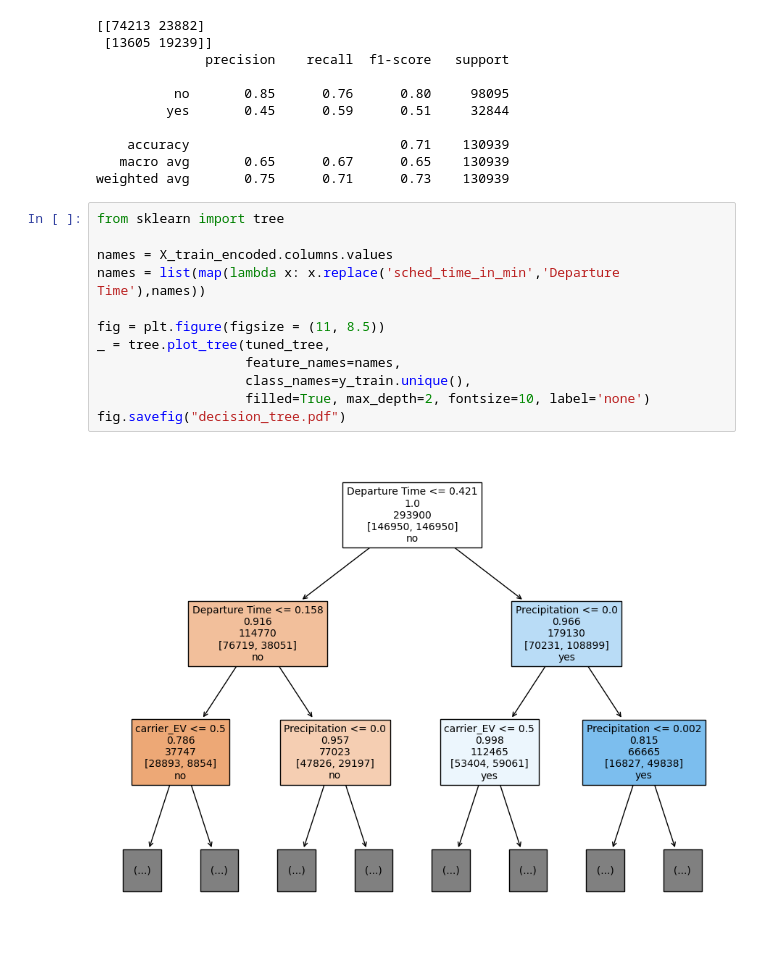
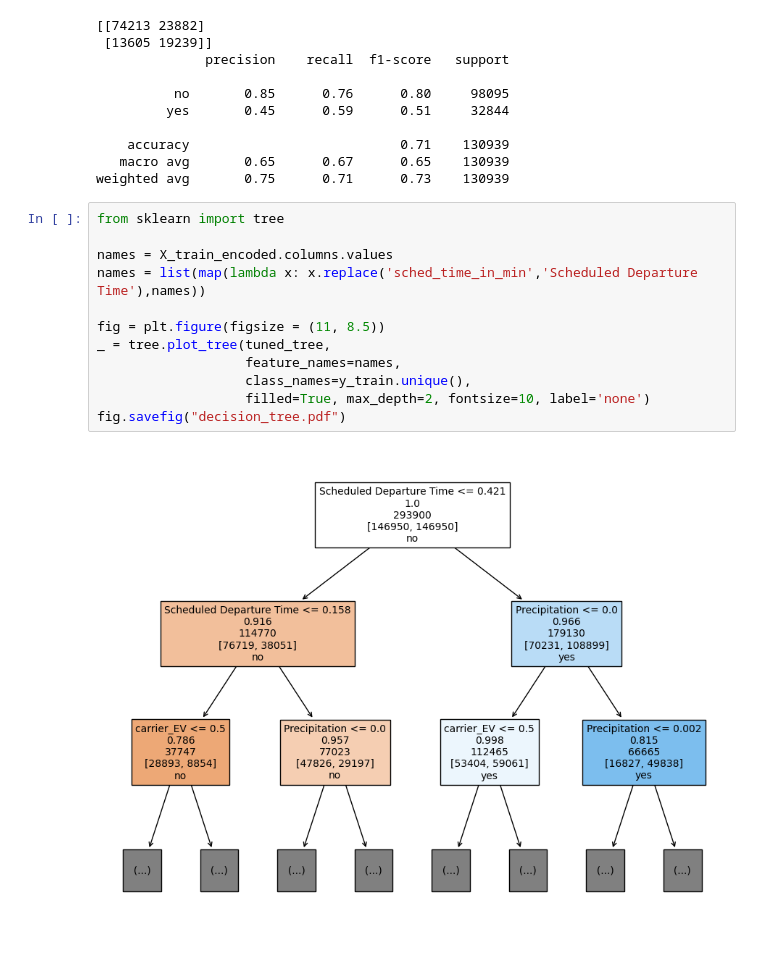
Before and after one commit to hughman98/Determining-Causes-of-Flight-Delays-CSC-522, a Jupyter notebook: code/DecisionTree.ipynb, the cells around one changed output. Drawn from its saved outputs; the diff is of its cells as text.

Commit message:
Formatted tree image output

```diff
--- a/code/DecisionTree.ipynb
+++ b/code/DecisionTree.ipynb
@@ -167,14 +167,14 @@ weighted avg       0.75      0.71      0.73    130939
 # %%
 from sklearn import tree
 
 names = X_train_encoded.columns.values
-names = list(map(lambda x: x.replace('sched_time_in_min','Departure Time'),names))
+names = list(map(lambda x: x.replace('sched_time_in_min','Scheduled Departure Time'),names))
 
 fig = plt.figure(figsize = (11, 8.5))
 _ = tree.plot_tree(tuned_tree,
                    feature_names=names,
                    class_names=y_train.unique(),
                    filled=True, max_depth=2, fontsize=10, label='none')
 fig.savefig("decision_tree.pdf")
 # %% [output]
-[figure, old version]
+[figure, new version]
```
Also changed, not shown: 1 other file.
